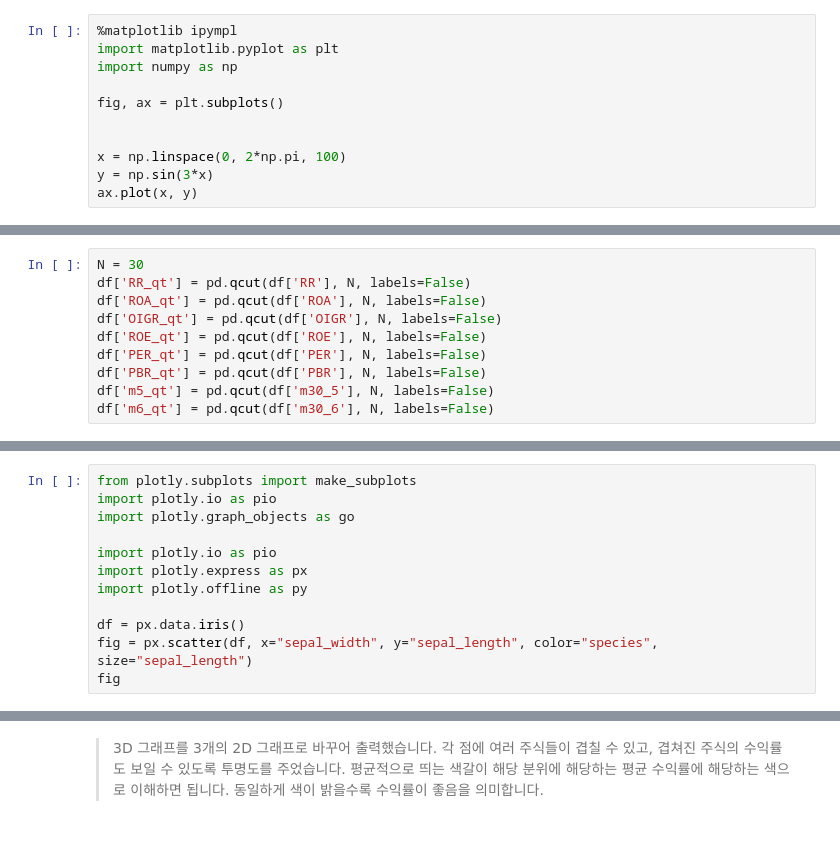
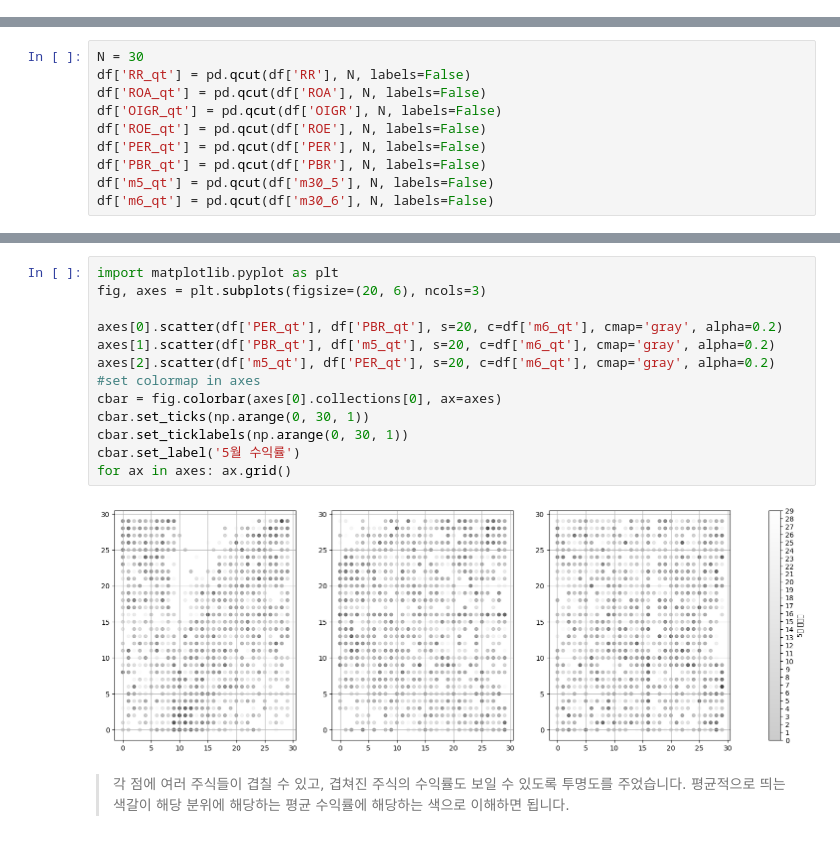
Before and after one commit to jetech-trading/jetech-trading.github.io, a Jupyter notebook: _build/jupyter_execute/stock/20230606.ipynb, the cells around one changed output, grey strips where cells are left out. Drawn from its saved outputs; the diff is of its cells as text.

```diff
--- a/_build/jupyter_execute/stock/20230606.ipynb
+++ b/_build/jupyter_execute/stock/20230606.ipynb
@@ -51,14 +51,3 @@ df.head(5)
 
 각 수치들이 실수데이터를 갖기때문에
 상대적인 크기를 비교하기 위해 N분위로 표기하도록 변경합니다
-# %%
-%matplotlib ipympl
-import matplotlib.pyplot as plt
-import numpy as np
-
-fig, ax = plt.subplots()
-
-
-x = np.linspace(0, 2*np.pi, 100)
-y = np.sin(3*x)
-ax.plot(x, y)
@@ -79,12 +63,0 @@ df['m6_qt'] = pd.qcut(df['m30_6'], N, labels=False)
-# %%
-from plotly.subplots import make_subplots
-import plotly.io as pio
-import plotly.graph_objects as go
-
-import plotly.io as pio
-import plotly.express as px
-import plotly.offline as py
-
-df = px.data.iris()
-fig = px.scatter(df, x="sepal_width", y="sepal_length", color="species", size="sepal_length")
-fig
@@ -108,4 +64,18 @@ fig.show()
+# %%
+import matplotlib.pyplot as plt
+fig, axes = plt.subplots(figsize=(20, 6), ncols=3)
+
+axes[0].scatter(df['PER_qt'], df['PBR_qt'], s=20, c=df['m6_qt'], cmap='gray', alpha=0.2)
+axes[1].scatter(df['PBR_qt'], df['m5_qt'], s=20, c=df['m6_qt'], cmap='gray', alpha=0.2)
+axes[2].scatter(df['m5_qt'], df['PER_qt'], s=20, c=df['m6_qt'], cmap='gray', alpha=0.2)
+#set colormap in axes
+cbar = fig.colorbar(axes[0].collections[0], ax=axes)
+cbar.set_ticks(np.arange(0, 30, 1))
+cbar.set_ticklabels(np.arange(0, 30, 1))
+cbar.set_label('5월 수익률')
+for ax in axes: ax.grid()
+# %% [output]
+[figure, added]
 # %% [markdown]
-> 3D 그래프를 3개의 2D 그래프로 바꾸어 출력했습니다. 각 점에 여러 주식들이 겹칠 수 있고, 겹쳐진 주식의 수익률도 보일 수 있도록 투명도를 주었습니다.
+> 각 점에 여러 주식들이 겹칠 수 있고, 겹쳐진 주식의 수익률도 보일 수 있도록 투명도를 주었습니다.
 > 평균적으로 띄는 색갈이 해당 분위에 해당하는 평균 수익률에 해당하는 색으로 이해하면 됩니다.
-> 동일하게 색이 밝을수록 수익률이 좋음을 의미합니다.
```
Also changed, not shown: parts of 3 cells of this notebook, 7 other files.
